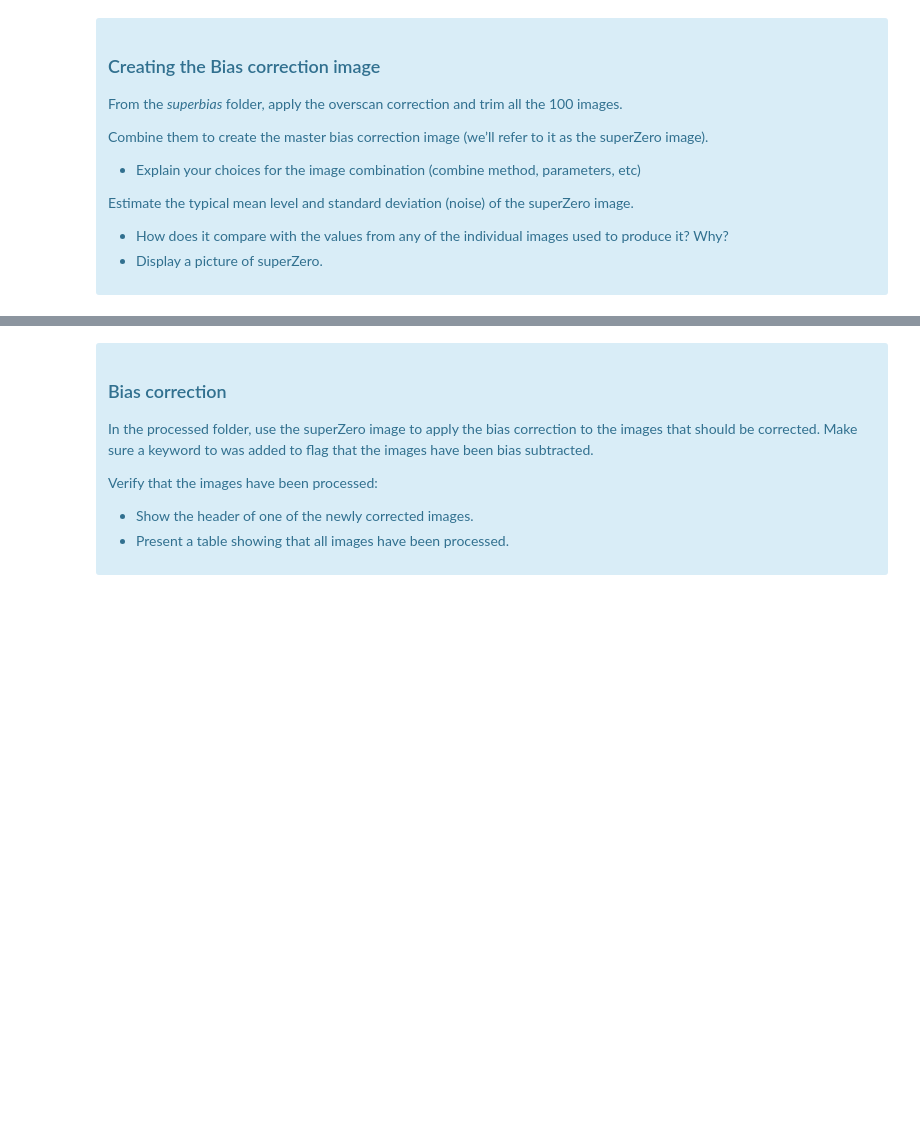
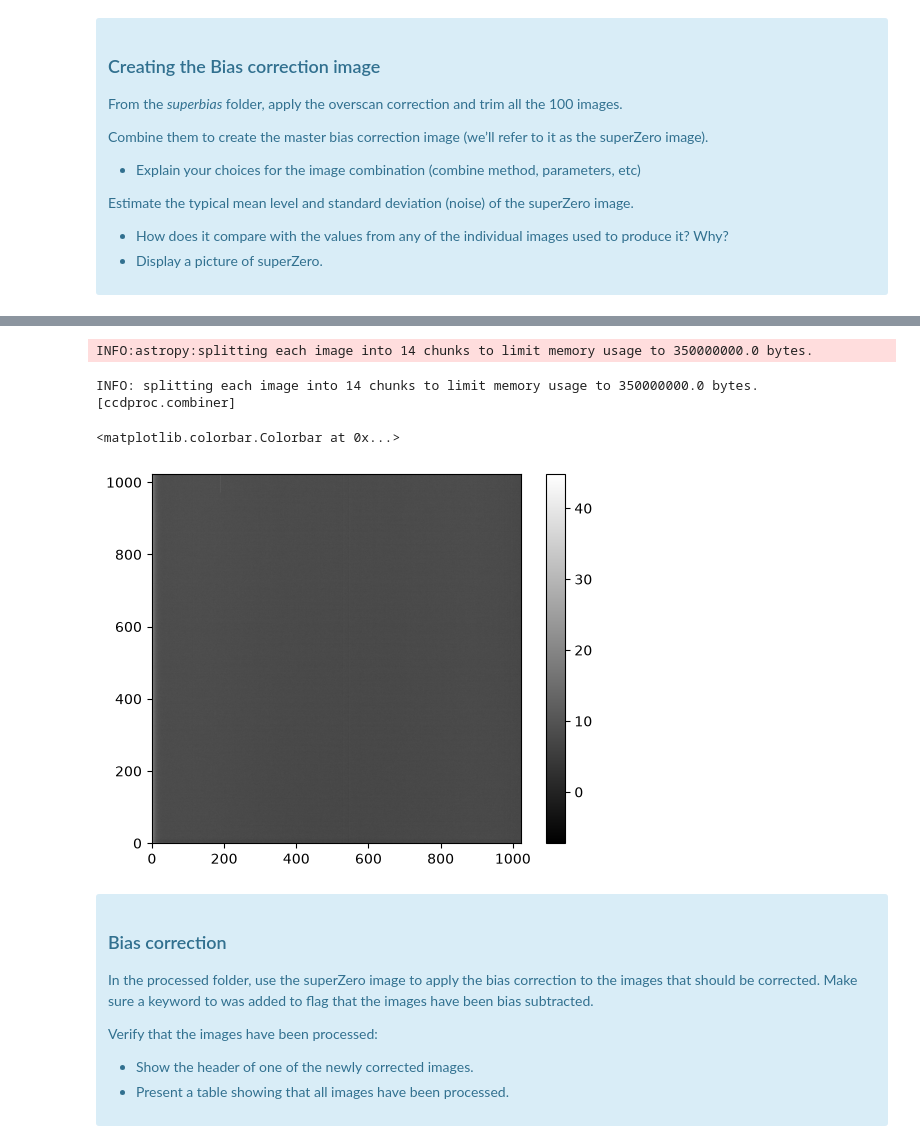
Before and after one commit to nuck11/ets, a Jupyter notebook: PL_CCD_ReportTemplate.ipynb, the cells around one changed output, grey strips where cells are left out. Saved outputs shown, nothing was run; the diff lists cells and outputs as text; code cells hidden in the pictures; blank space fills up the shorter version.

```diff
--- a/PL_CCD_ReportTemplate.ipynb
+++ b/PL_CCD_ReportTemplate.ipynb
@@ -237,0 +488,13 @@ Estimate the typical mean level and standard deviation (noise) of the superZero
+# %%
+write_path_superbias = Path("superbias_proc")
+write_path_superbias.mkdir(exist_ok=True)
+
+for ccd, file_name in sbias_col.ccds(ccd_kwargs={'unit': 'adu'},return_fname=True):
+    #subtrair o overscan
+    ccd = ccdp.subtract_overscan(ccd, fits_section='[1025:1072,1:1024]', median=True, overscan_axis=1)
+
+    #corte da zona de overscan
+    ccd = ccdp.trim_image(ccd, fits_section='[1:1024,1:1024]')
+
+    #escreve os ficheiros na nova pasta
+    ccd.write(str(write_path_superbias)+'/ot_'+file_name, overwrite=True)
@@ -238,3 +513,26 @@ Estimate the typical mean level and standard deviation (noise) of the superZero
+# %%
+superbias_col = ImageFileCollection(write_path_superbias)
+
+superZero = ccdp.combine(superbias_col.ccds(),
+                             method='average',
+                             sigma_clip=True, sigma_clip_low_thresh=5, sigma_clip_high_thresh=5,
+                             sigma_clip_func=np.ma.median, sigma_clip_dev_func=mad_std,
+                             mem_limit=350e6
+                            )
+#marca-se superZero como sendo uma imagem combinada
+superZero.meta['combined'] = True
+
+superZero.write(write_path_superbias/ 'superZero.fits', overwrite=True)
+# %% [output]
+INFO:astropy:splitting each image into 14 chunks to limit memory usage to 350000000.0 bytes.
+INFO: splitting each image into 14 chunks to limit memory usage to 350000000.0 bytes. [ccdproc.combiner]
+# %%
+#mostra superZero
+plt.imshow(superZero, cmap='gray', origin='lower')
+plt.colorbar()
+# %% [output]
+<matplotlib.colorbar.Colorbar at 0x...>
+[figure, added]
 # %% [markdown]
 <div class="alert alert-block alert-info">
 
```
Also changed, not shown: parts of 37 cells of this notebook, 2 other files.
